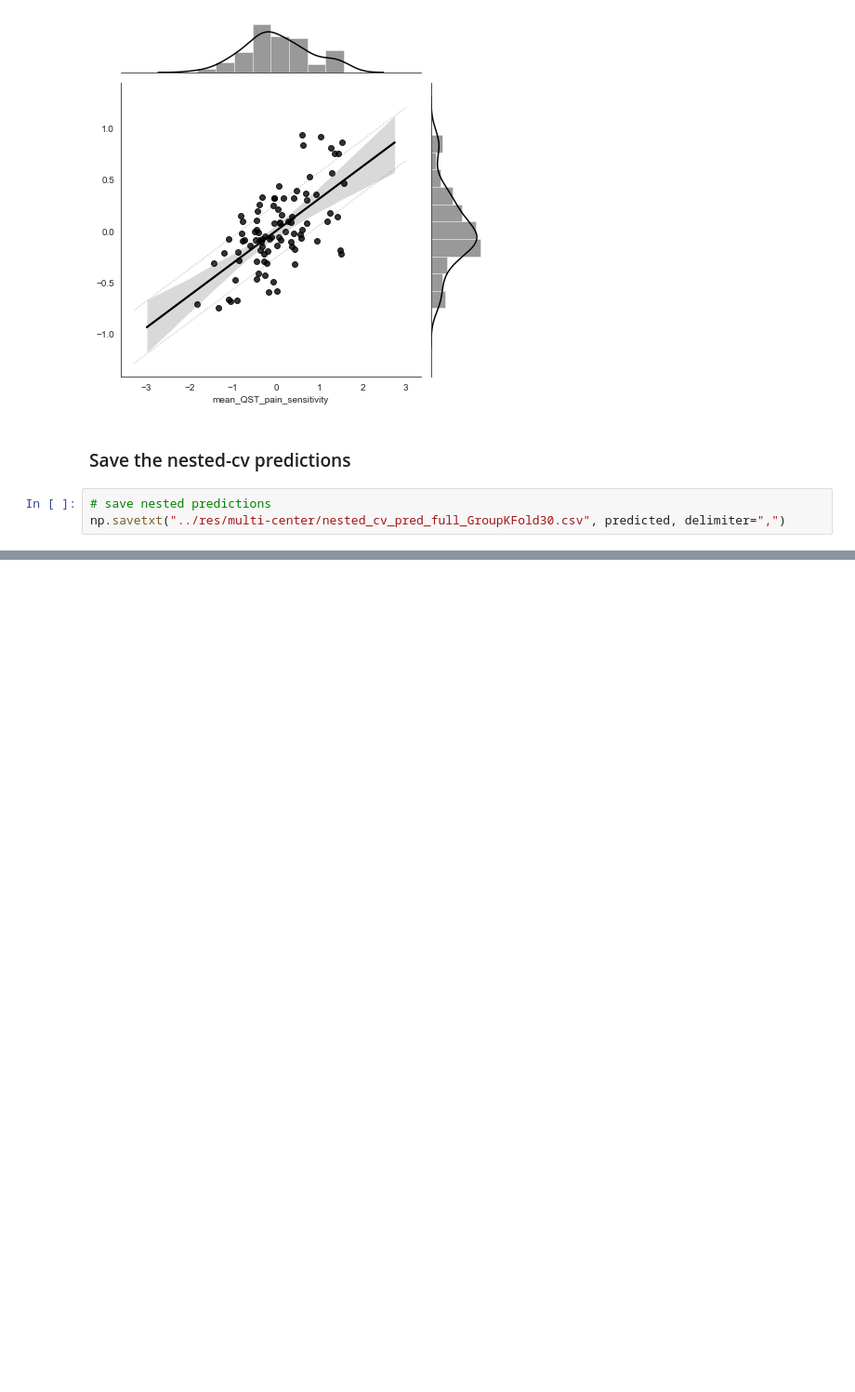
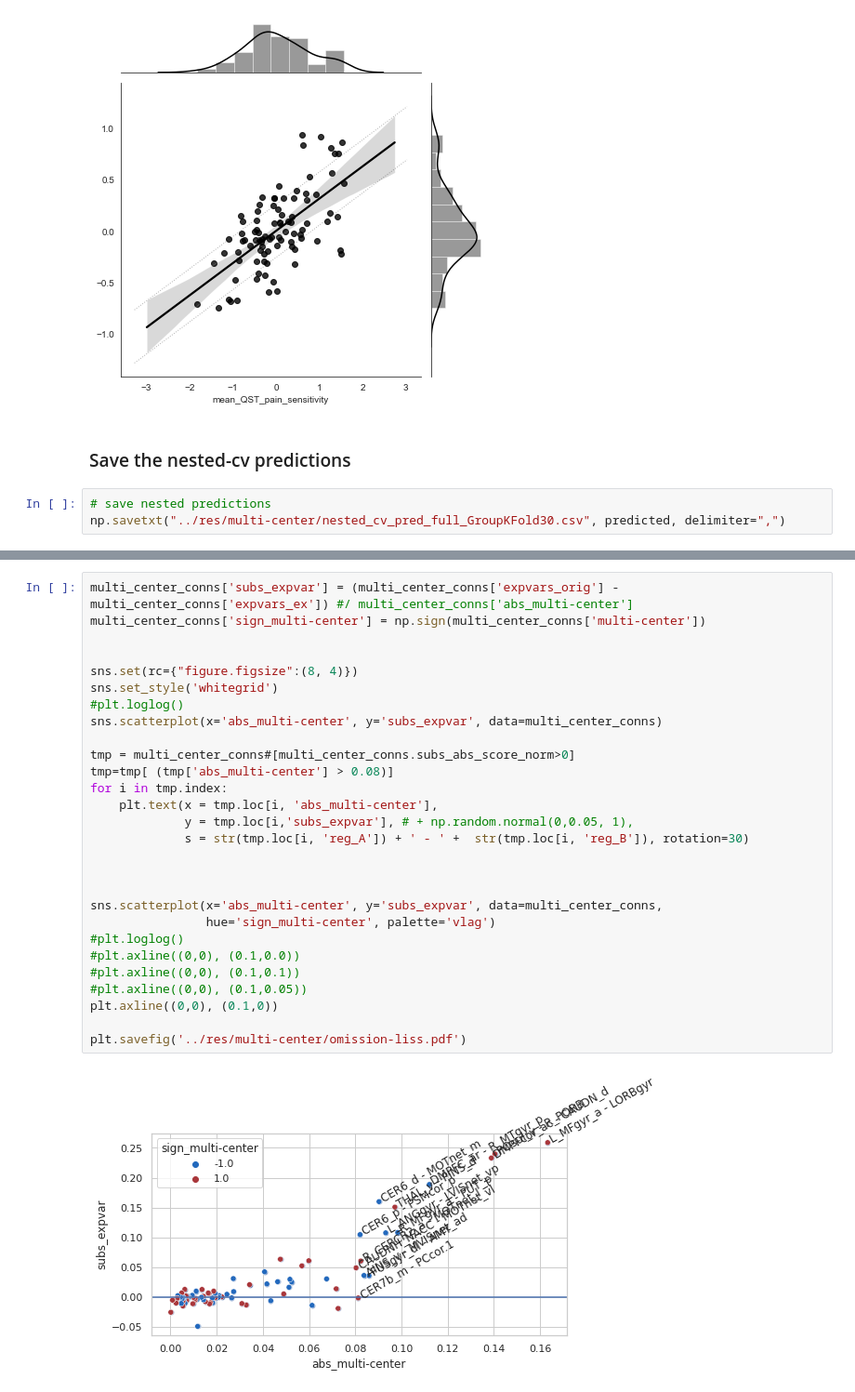
Before and after one commit to spisakt/RPN-signature, a Jupyter notebook: notebooks/1_multi-center_training.ipynb, the cells around one changed output, grey strips where cells are left out. Shown at 93% size. Drawn from its saved outputs; the diff is of its cells as text; blank space fills up the shorter version.

```diff
--- a/notebooks/1_multi-center_training.ipynb
+++ b/notebooks/1_multi-center_training.ipynb
@@ -388,0 +639,30 @@ np.savetxt("../res/multi-center/nested_cv_pred_full_GroupKFold30.csv", predicted
+# %%
+multi_center_conns['subs_expvar'] = (multi_center_conns['expvars_orig'] - multi_center_conns['expvars_ex']) #/ multi_center_conns['abs_multi-center']
+multi_center_conns['sign_multi-center'] = np.sign(multi_center_conns['multi-center'])
+
+
+sns.set(rc={"figure.figsize":(8, 4)})
+sns.set_style('whitegrid')
+#plt.loglog()
+sns.scatterplot(x='abs_multi-center', y='subs_expvar', data=multi_center_conns)
+
+tmp = multi_center_conns#[multi_center_conns.subs_abs_score_norm>0]
+tmp=tmp[ (tmp['abs_multi-center'] > 0.08)]
+for i in tmp.index:
+    plt.text(x = tmp.loc[i, 'abs_multi-center'],
+             y = tmp.loc[i,'subs_expvar'], # + np.random.normal(0,0.05, 1),
+             s = str(tmp.loc[i, 'reg_A']) + ' - ' +  str(tmp.loc[i, 'reg_B']), rotation=30)
+
+
+
+sns.scatterplot(x='abs_multi-center', y='subs_expvar', data=multi_center_conns,
+                hue='sign_multi-center', palette='vlag')
+#plt.loglog()
+#plt.axline((0,0), (0.1,0.0))
+#plt.axline((0,0), (0.1,0.1))
+#plt.axline((0,0), (0.1,0.05))
+plt.axline((0,0), (0.1,0))
+
+plt.savefig('../res/multi-center/omission-liss.pdf')
+# %% [output]
+[figure, added]
```
Also changed, not shown: parts of 27 cells of this notebook, 7 other files.
